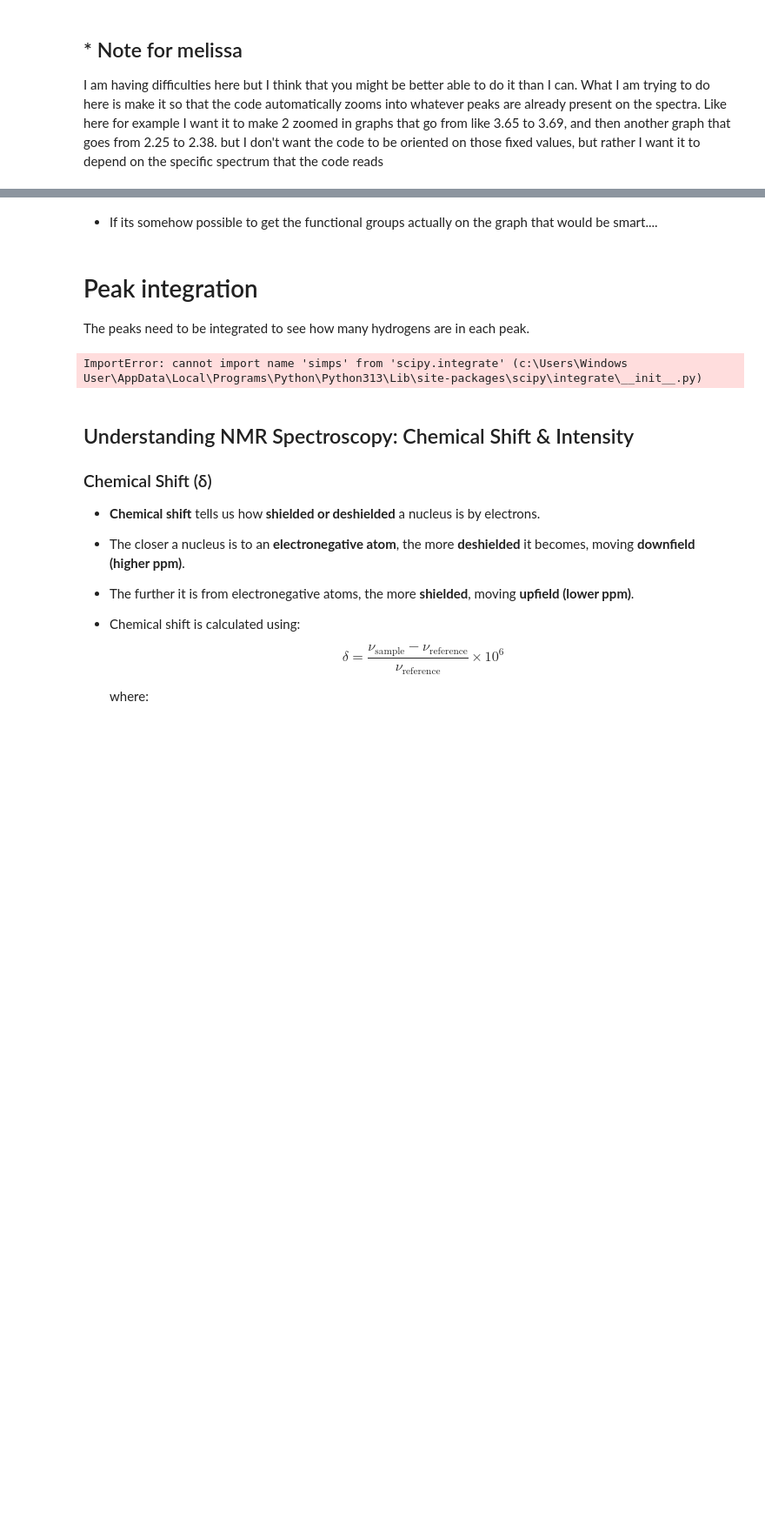
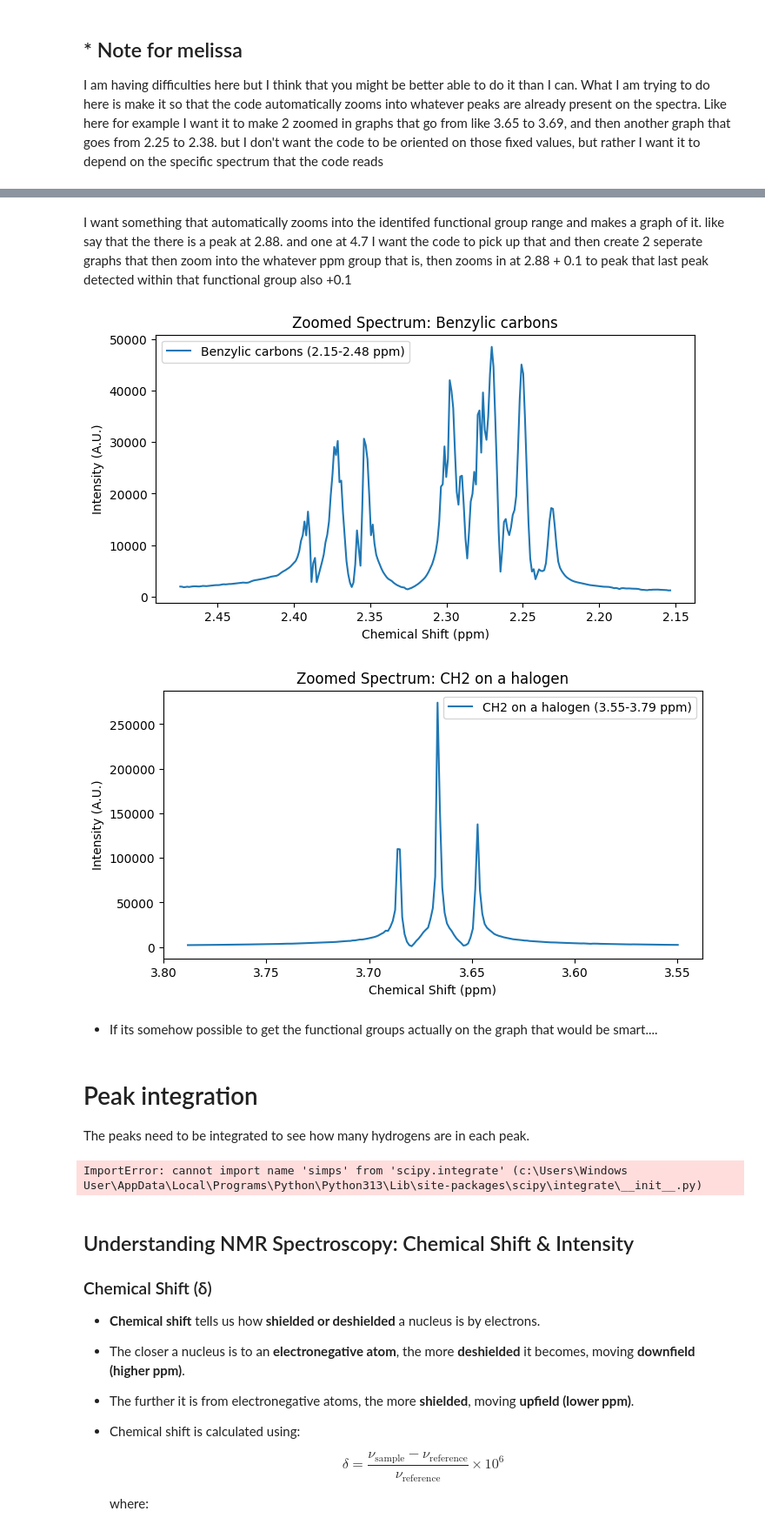
Before and after one commit to Quintinlf/NMR-Project, a Jupyter notebook: parsing_nmr_data.ipynb, the cells around one changed output, grey strips where cells are left out. Shown at 87% size. Saved outputs shown, nothing was run; the diff lists cells and outputs as text; code cells hidden in the pictures; blank space fills up the shorter version.

```diff
--- a/parsing_nmr_data.ipynb
+++ b/parsing_nmr_data.ipynb
@@ -328,3 +280,52 @@ zoom_into_peaks(fftshift(positive_frequencies), fftshift(positive_magnitude), pe
+# %% [markdown]
+I want something that automatically zooms into the identifed functional group range and makes a graph of it. like say that the there is a peak at 2.88. and one at 4.7 I want the code to pick up that and then create 2 seperate graphs that then zoom into the whatever ppm group that is, then zooms in at 2.88 + 0.1 to peak that last peak detected within that functional group also +0.1
+# %%
+def auto_zoom_functional_groups(positive_frequencies, positive_magnitude, identified_groups, ppm_shifts, buffer=0.1):
+    """
+    For each functional group with detected peaks, plot a zoomed-in graph
+    covering the range from the lowest to highest detected peak in that group,
+    with a buffer added to both sides.
+    """
+    # Group peaks by functional group
+    group_peaks = {}
+    for peak_ppm, group in identified_groups:
+        group_peaks.setdefault(group, []).append(peak_ppm)
+
+    for group, peaks in group_peaks.items():
+        ppm_range_str = ppm_shifts.get(group)
+        if not ppm_range_str:
+            continue
+        ppm_min, ppm_max = map(float, ppm_range_str.replace("ppm", "").split("-"))
+        # Only consider peaks within the defined ppm range for the group
+        peaks_in_range = [ppm for ppm in peaks if ppm_min <= ppm <= ppm_max]
+        if not peaks_in_range:
+            continue
+        # Define zoom window: min and max peak in group ± buffer
+        zoom_min = min(peaks_in_range) - buffer
+        zoom_max = max(peaks_in_range) + buffer
+        # Mask for the zoomed region
+        ppm_axis = positive_frequencies / 399.78219838
+        mask = (ppm_axis >= zoom_min) & (ppm_axis <= zoom_max)
+        # Plot
+        plt.figure(figsize=(8, 4))
+        plt.plot(ppm_axis[mask], positive_magnitude[mask], label=f"{group} ({zoom_min:.2f}-{zoom_max:.2f} ppm)")
+        plt.gca().invert_xaxis()
+        plt.title(f"Zoomed Spectrum: {group}")
+        plt.xlabel("Chemical Shift (ppm)")
+        plt.ylabel("Intensity (A.U.)")
+        plt.legend()
+        plt.show()
+
+auto_zoom_functional_groups(
+    fftshift(positive_frequencies),
+    fftshift(positive_magnitude),
+    identified_groups,
+    ppm_shifts,
+    buffer=0.1
+)
+# %% [output]
+[figure, added]
+[figure, added]
 # %% [markdown]
 * If its somehow possible to get the functional groups actually on the graph that would be smart....
 # %% [markdown]
```
Also changed, not shown: parts of 9 cells of this notebook, 1 other file.
